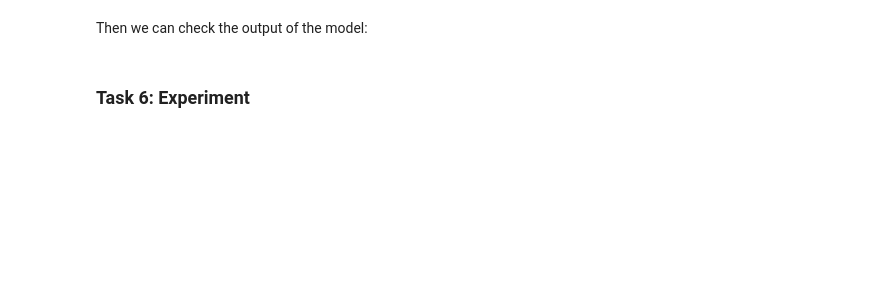
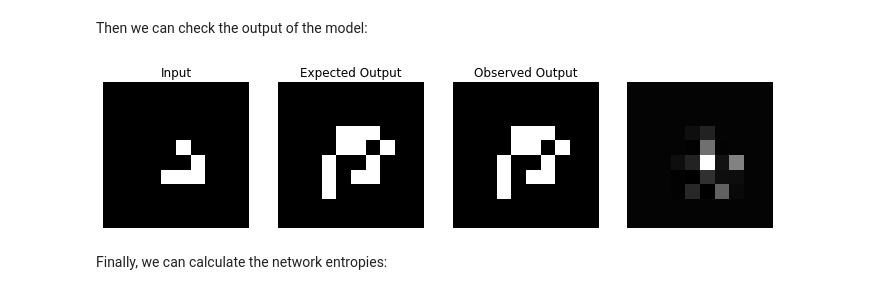
Before and after one commit to luknw/convoca, a Jupyter notebook: lab_cnn_as_ca.ipynb, the cells around one changed output. Cells and saved outputs as stored; diff of their text form; code cells hidden in the pictures; blank space fills up the shorter version.

```diff
--- a/lab_cnn_as_ca.ipynb
+++ b/lab_cnn_as_ca.ipynb
@@ -365,12 +425,19 @@ plt.loglog()
 # %% [markdown]
 Then we can check the output of the model:
 # %%
-from .pytorch.ca_funcs import make_glider
+from pytorch.ca_funcs import make_glider
 
-def display_sample_output(model):
-    x = make_glider(10)
-    X_test = torch.from_numpy(x.reshape(1, 10, 10)).float()
-    Y_test = ca(X_test).float()
+def display_sample_output(ca, model, use_glider=True):
+    if use_glider:
+        x = make_glider(10)
+        X_test = torch.from_numpy(x.reshape(1, 10, 10)).float()
+        Y_test = ca(X_test)
+    else:
+        X_test, Y_test = generate_CA_train_data(ca, *input_dims, n_samples=1)
+
+    if not isinstance(Y_test, torch.Tensor):
+        Y_test = torch.from_numpy(Y_test)
+    Y_test = Y_test.float()
 
     if torch.cuda.is_available():
         X_test = X_test.cuda()
@@ -379,33 +446,35 @@ def display_sample_output(model):
 
     if torch.cuda.is_available():
         X_test = X_test.cpu()
         Y_pred = Y_pred.cpu()
 
     X_test = X_test.detach().numpy()
     Y_test = Y_test.detach().numpy()
     Y_pred = Y_pred.detach().numpy()
 
     plt.figure(figsize=(12, 4))
 
     plt.subplot(141)
     plt.imshow(X_test[0])
     plt.axis('off')
     plt.title("Input")
 
     plt.subplot(142)
     plt.imshow(Y_test[0])
     plt.axis('off')
     plt.title("Expected Output")
 
     plt.subplot(143)
     plt.imshow(Y_pred[0])
     plt.axis('off')
     plt.title("Observed Output")
 
     plt.subplot(144)
     plt.imshow((Y_pred[0] - Y_test[0]) ** 2)
     plt.axis('off')
 
-display_sample_output(model)
+display_sample_output(ca, model)
+# %% [output]
+[figure, added]
-# %% [markdown]
-### Task 6: Experiment
+# %% [markdown]
+Finally, we can calculate the network entropies:
```
Also changed, not shown: parts of 27 cells of this notebook, 5 other files.
